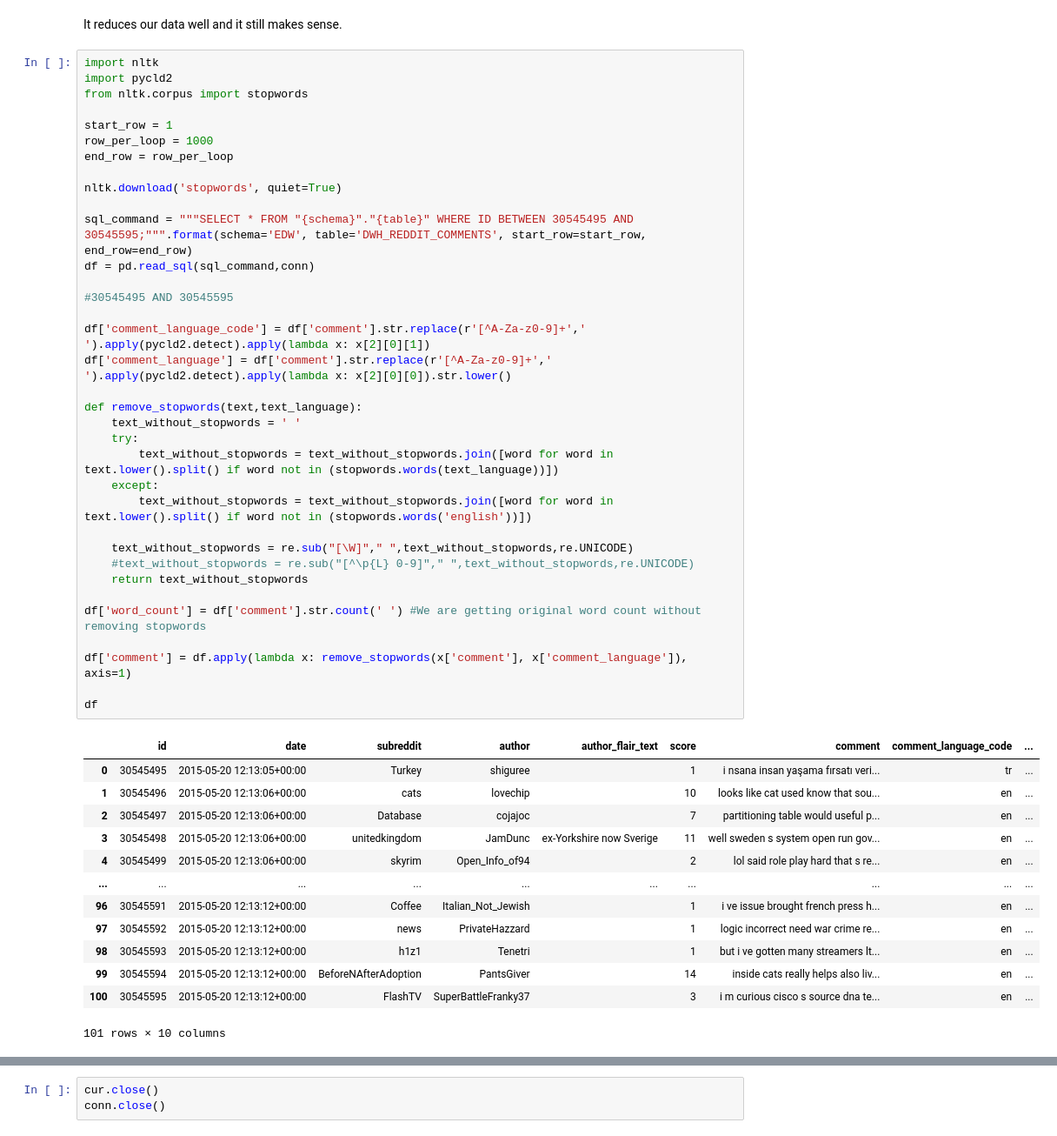
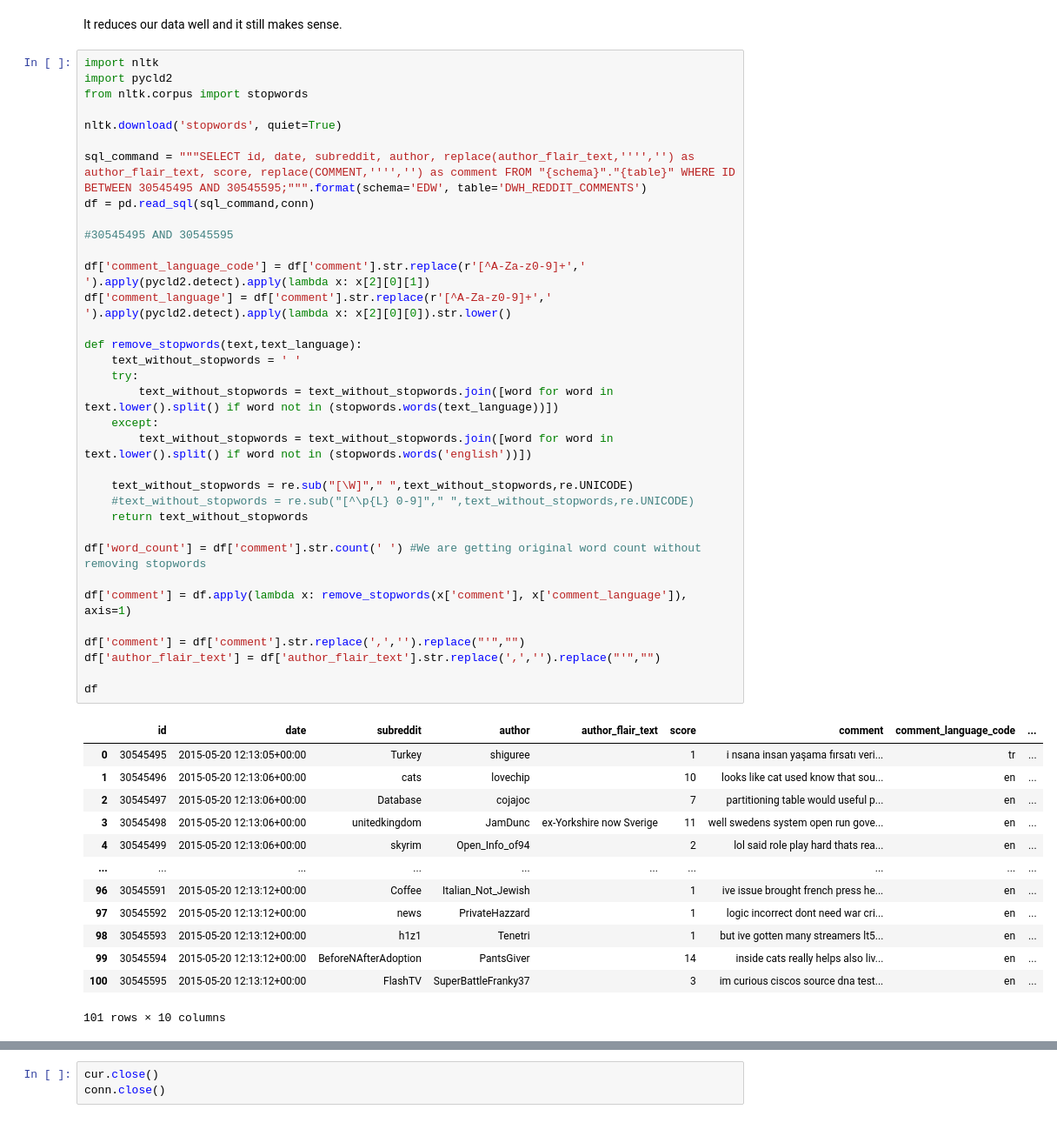
Before and after one commit to uguraskar/reddit_analysis, a Jupyter notebook: reddit_analysis.ipynb, the cells around one changed output, grey strips where cells are left out. Shown: that part at 87% size. Saved outputs shown, nothing was run; the diff lists cells and outputs as text.

```diff
--- a/reddit_analysis.ipynb
+++ b/reddit_analysis.ipynb
@@ -488,47 +487,46 @@ import nltk
 import pycld2
 from nltk.corpus import stopwords
 
-start_row = 1
-row_per_loop = 1000
-end_row = row_per_loop
-
 nltk.download('stopwords', quiet=True)
 
-sql_command = """SELECT * FROM "{schema}"."{table}" WHERE ID BETWEEN 30545495 AND 30545595;""".format(schema='EDW', table='DWH_REDDIT_COMMENTS', start_row=start_row, end_row=end_row)
+sql_command = """SELECT id, date, subreddit, author, replace(author_flair_text,'''','') as author_flair_text, score, replace(COMMENT,'''','') as comment FROM "{schema}"."{table}" WHERE ID BETWEEN 30545495 AND 30545595;""".format(schema='EDW', table='DWH_REDDIT_COMMENTS')
 df = pd.read_sql(sql_command,conn)
 
 #30545495 AND 30545595
 
 df['comment_language_code'] = df['comment'].str.replace(r'[^A-Za-z0-9]+',' ').apply(pycld2.detect).apply(lambda x: x[2][0][1])
 df['comment_language'] = df['comment'].str.replace(r'[^A-Za-z0-9]+',' ').apply(pycld2.detect).apply(lambda x: x[2][0][0]).str.lower()
 
 def remove_stopwords(text,text_language):
     text_without_stopwords = ' '
     try:
         text_without_stopwords = text_without_stopwords.join([word for word in text.lower().split() if word not in (stopwords.words(text_language))])
     except:
         text_without_stopwords = text_without_stopwords.join([word for word in text.lower().split() if word not in (stopwords.words('english'))])
 
     text_without_stopwords = re.sub("[\W]"," ",text_without_stopwords,re.UNICODE)
     #text_without_stopwords = re.sub("[^\p{L} 0-9]"," ",text_without_stopwords,re.UNICODE)
     return text_without_stopwords
 
 df['word_count'] = df['comment'].str.count(' ') #We are getting original word count without removing stopwords
 
 df['comment'] = df.apply(lambda x: remove_stopwords(x['comment'], x['comment_language']), axis=1)
 
+df['comment'] = df['comment'].str.replace(',','').replace("'","")
+df['author_flair_text'] = df['author_flair_text'].str.replace(',','').replace("'","")
+
 df
 # %% [output]
 |  | id | date | subreddit | author | author_flair_text | score | comment | comment_language_code | ... |
 | 0 | 30545495 | 2015-05-20 12:13:05+00:00 | Turkey | shiguree |  | 1 | i nsana insan yaşama fırsatı veri... | tr | ... |
 | 1 | 30545496 | 2015-05-20 12:13:06+00:00 | cats | lovechip |  | 10 | looks like cat used know that sou... | en | ... |
 | 2 | 30545497 | 2015-05-20 12:13:06+00:00 | Database | cojajoc |  | 7 | partitioning table would useful p... | en | ... |
-| 3 | 30545498 | 2015-05-20 12:13:06+00:00 | unitedkingdom | JamDunc | ex-Yorkshire now Sverige | 11 | well sweden s system open run gov... | en | ... |
-| 4 | 30545499 | 2015-05-20 12:13:06+00:00 | skyrim | Open_Info_of94 |  | 2 | lol said role play hard that s re... | en | ... |
+| 3 | 30545498 | 2015-05-20 12:13:06+00:00 | unitedkingdom | JamDunc | ex-Yorkshire now Sverige | 11 | well swedens system open run gove... | en | ... |
+| 4 | 30545499 | 2015-05-20 12:13:06+00:00 | skyrim | Open_Info_of94 |  | 2 | lol said role play hard thats rea... | en | ... |
 | ... | ... | ... | ... | ... | ... | ... | ... | ... | ... |
-| 96 | 30545591 | 2015-05-20 12:13:12+00:00 | Coffee | Italian_Not_Jewish |  | 1 | i ve issue brought french press h... | en | ... |
-| 97 | 30545592 | 2015-05-20 12:13:12+00:00 | news | PrivateHazzard |  | 1 | logic incorrect need war crime re... | en | ... |
-| 98 | 30545593 | 2015-05-20 12:13:12+00:00 | h1z1 | Tenetri |  | 1 | but i ve gotten many streamers lt... | en | ... |
+| 96 | 30545591 | 2015-05-20 12:13:12+00:00 | Coffee | Italian_Not_Jewish |  | 1 | ive issue brought french press he... | en | ... |
+| 97 | 30545592 | 2015-05-20 12:13:12+00:00 | news | PrivateHazzard |  | 1 | logic incorrect dont need war cri... | en | ... |
+| 98 | 30545593 | 2015-05-20 12:13:12+00:00 | h1z1 | Tenetri |  | 1 | but ive gotten many streamers lt5... | en | ... |
 | 99 | 30545594 | 2015-05-20 12:13:12+00:00 | BeforeNAfterAdoption | PantsGiver |  | 14 | inside cats really helps also liv... | en | ... |
-| 100 | 30545595 | 2015-05-20 12:13:12+00:00 | FlashTV | SuperBattleFranky37 |  | 3 | i m curious cisco s source dna te... | en | ... |
+| 100 | 30545595 | 2015-05-20 12:13:12+00:00 | FlashTV | SuperBattleFranky37 |  | 3 | im curious ciscos source dna test... | en | ... |
 101 rows × 10 columns
```
Also changed, not shown: parts of 12 cells of this notebook, 1 other file.
